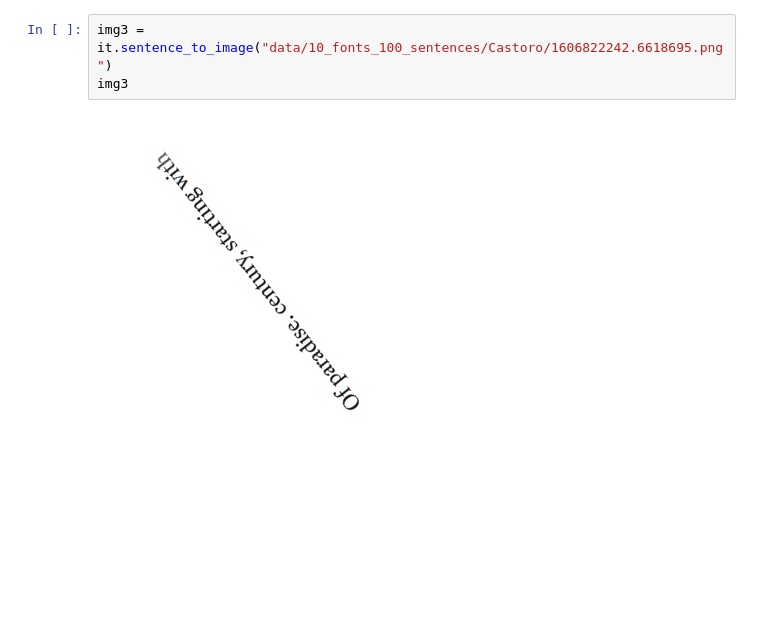
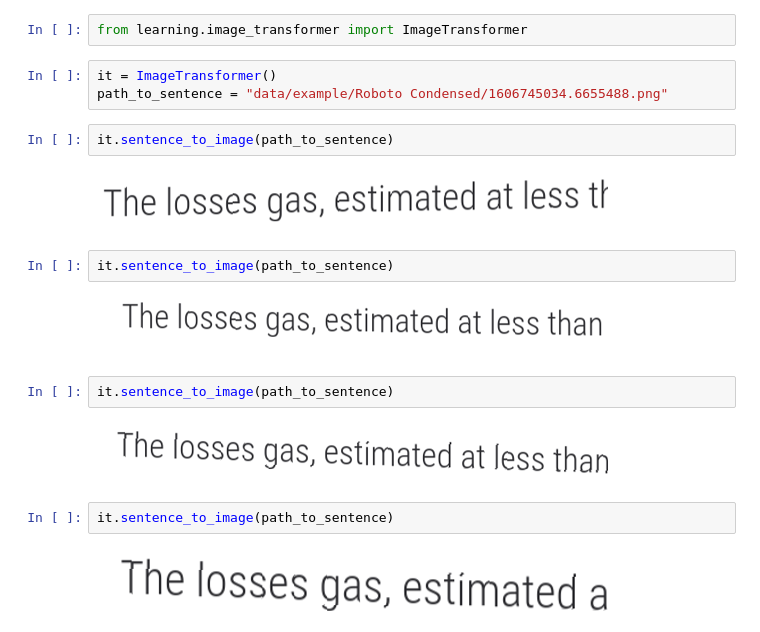
Before and after one commit to clementpiat/Font-Recognition, a Jupyter notebook: test_transform_images.ipynb, the cells around one changed output. Cells and saved outputs as stored; diff of their text form; blank space fills up the shorter version.

Commit message:
updated image transformer

```diff
--- a/test_transform_images.ipynb
+++ b/test_transform_images.ipynb
@@ -14,5 +1,21 @@ img2
-# %%
-img3 = it.sentence_to_image("data/10_fonts_100_sentences/Castoro/1606822242.6618695.png")
-img3
-# %% [output]
-[figure, removed]
+# %%
+from learning.image_transformer import ImageTransformer
+# %%
+it = ImageTransformer()
+path_to_sentence = "data/example/Roboto Condensed/1606745034.6655488.png"
+# %%
+it.sentence_to_image(path_to_sentence)
+# %% [output]
+[figure, added]
+# %%
+it.sentence_to_image(path_to_sentence)
+# %% [output]
+[figure, added]
+# %%
+it.sentence_to_image(path_to_sentence)
+# %% [output]
+[figure, added]
+# %%
+it.sentence_to_image(path_to_sentence)
+# %% [output]
+[figure, added]
```
Also changed, not shown: parts of 2 cells of this notebook, 4 other files.
